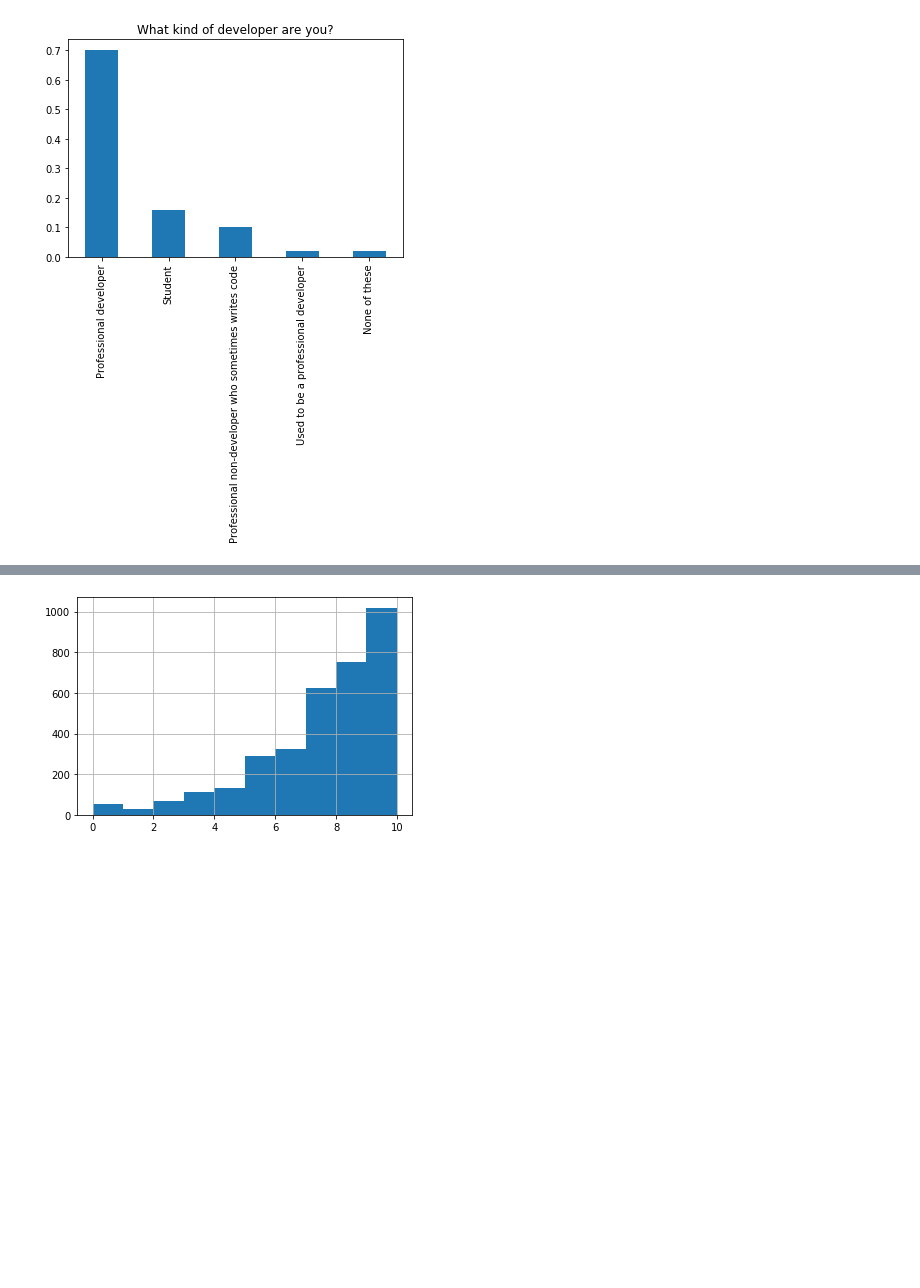
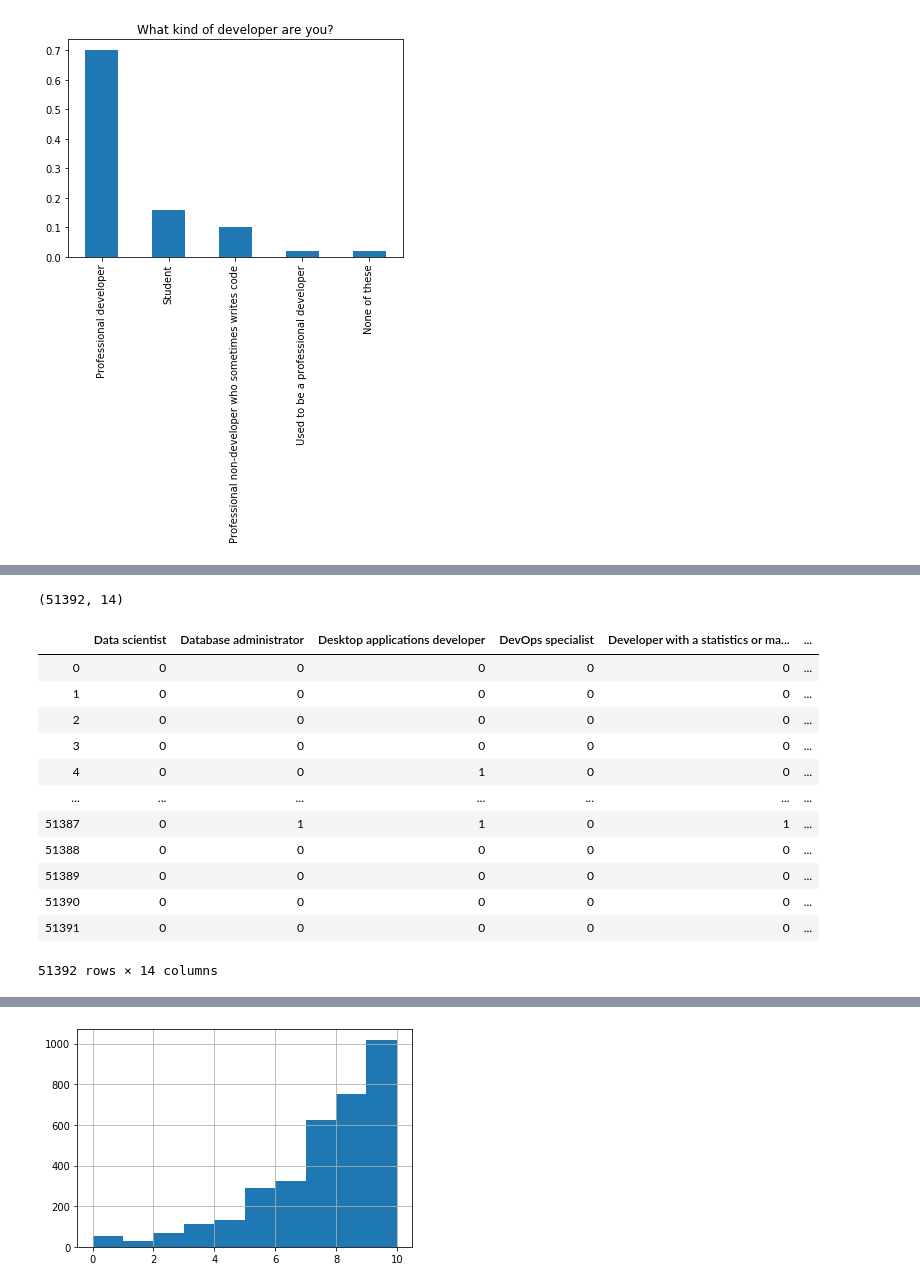
Before and after one commit to sbbassam/UD_DataScientist, a Jupyter notebook: Blog Post/StackOverflow_Annual_Survey.ipynb, the cells around one changed output, grey strips where cells are left out. Drawn from its saved outputs; the diff is of its cells as text; code cells hidden in the pictures; blank space fills up the shorter version.

```diff
--- a/Blog Post/StackOverflow_Annual_Survey.ipynb
+++ b/Blog Post/StackOverflow_Annual_Survey.ipynb
@@ -125,0 +231,20 @@ plt.show();
+# %%
+dev_type_df.shape
+# %% [output]
+(51392, 14)
+# %%
+dev_type_df
+# %% [output]
+|  | Data scientist | Database administrator | Desktop applications developer | DevOps specialist | Developer with a statistics or ma... | ... |
+| 0 | 0 | 0 | 0 | 0 | 0 | ... |
+| 1 | 0 | 0 | 0 | 0 | 0 | ... |
+| 2 | 0 | 0 | 0 | 0 | 0 | ... |
+| 3 | 0 | 0 | 0 | 0 | 0 | ... |
+| 4 | 0 | 0 | 1 | 0 | 0 | ... |
+| ... | ... | ... | ... | ... | ... | ... |
+| 51387 | 0 | 1 | 1 | 0 | 1 | ... |
+| 51388 | 0 | 0 | 0 | 0 | 0 | ... |
+| 51389 | 0 | 0 | 0 | 0 | 0 | ... |
+| 51390 | 0 | 0 | 0 | 0 | 0 | ... |
+| 51391 | 0 | 0 | 0 | 0 | 0 | ... |
+51392 rows × 14 columns
```
Also changed, not shown: parts of 31 cells of this notebook.
